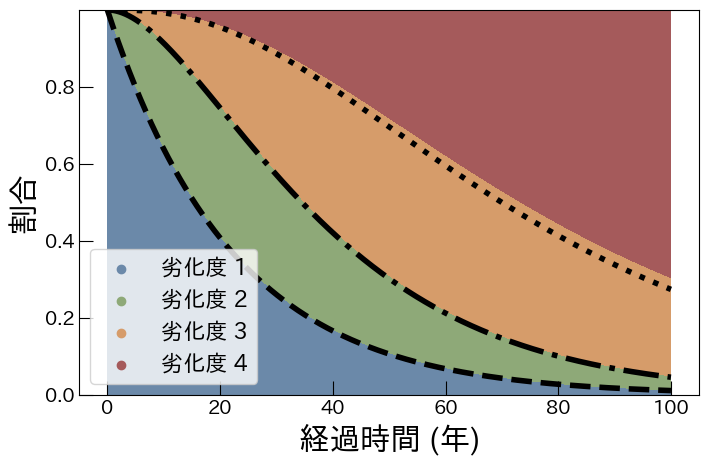
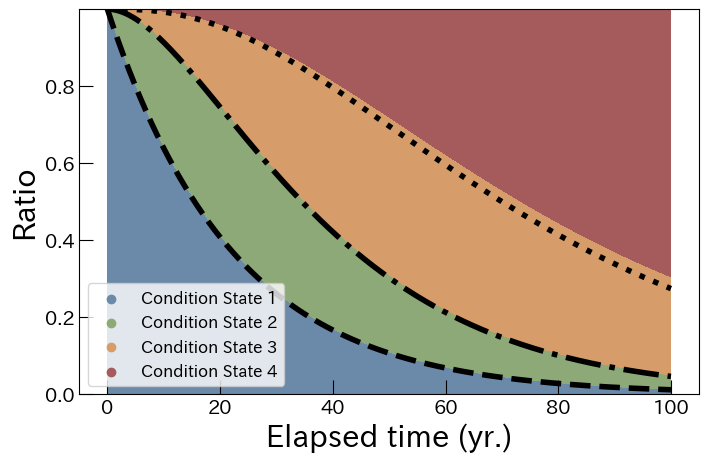
The notebook cell's code change between the first figure and the second:
--- before
+++ after
@@ -17,5 +17,5 @@
             bottom += value
     for i in range(len(colors)):
-        plt.scatter([],[], color = colors[i],label = f"劣化度 {i+1}")
+        plt.scatter([],[], color = colors[i],label = f"Condition State {i+1}",)
     vecs = np.array(vecs)
     
@@ -23,8 +23,8 @@
     plt.tick_params(axis='x', labelsize=14, direction='in', length=10)
     plt.tick_params(axis='y', labelsize=14, direction='in', length=10)
-    plt.xlabel("経過時間 (年)", fontsize = 22)
-    plt.ylabel("割合", fontsize = 22)
+    plt.xlabel("Elapsed time (yr.)", fontsize = 22)
+    plt.ylabel("Ratio", fontsize = 22)
     # plt.title(title, fontsize = 18)
-    plt.legend(loc = "lower left",fontsize = 16)
+    plt.legend(loc = "lower left",fontsize = 12)
     plt.show()
     

Commit: commit